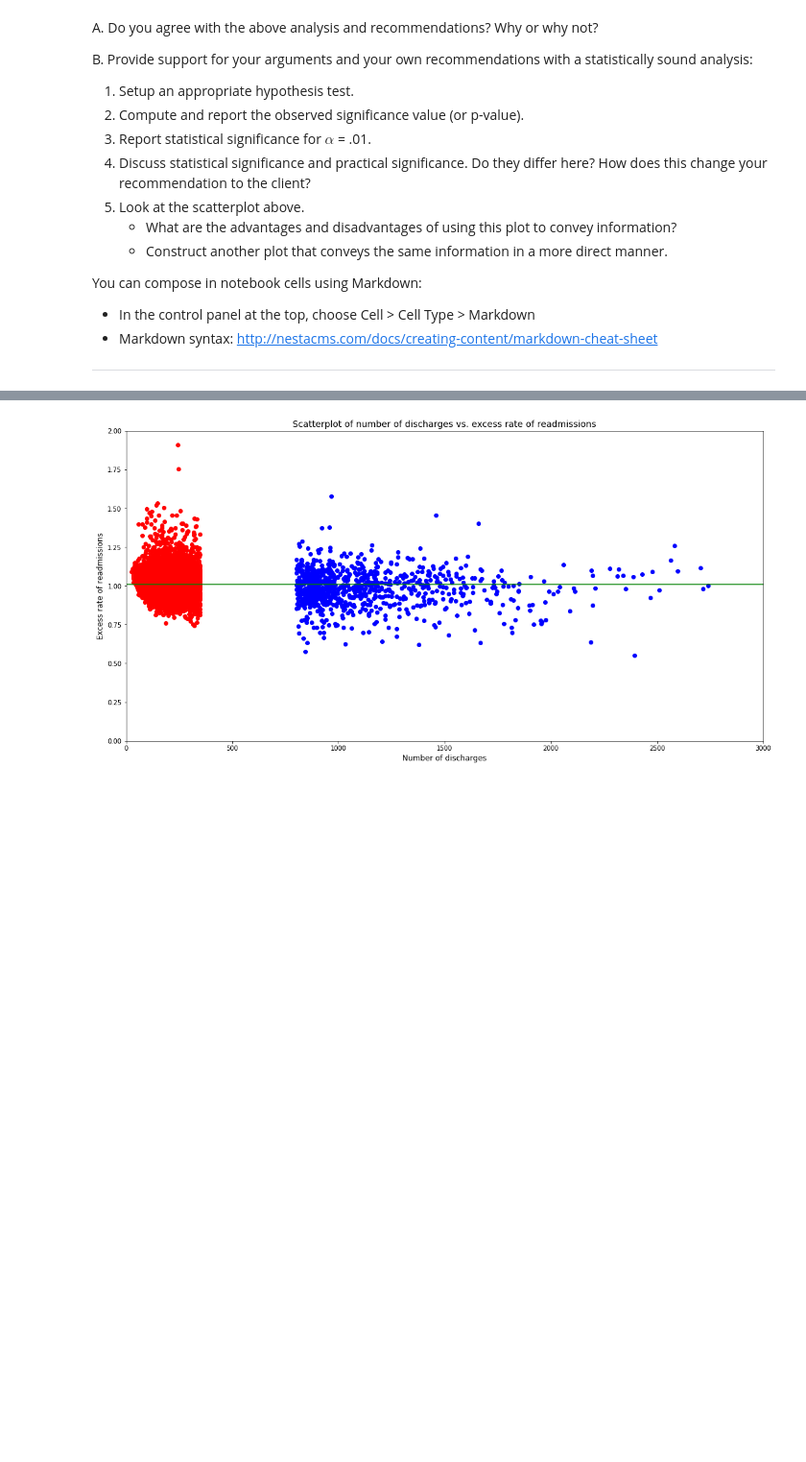
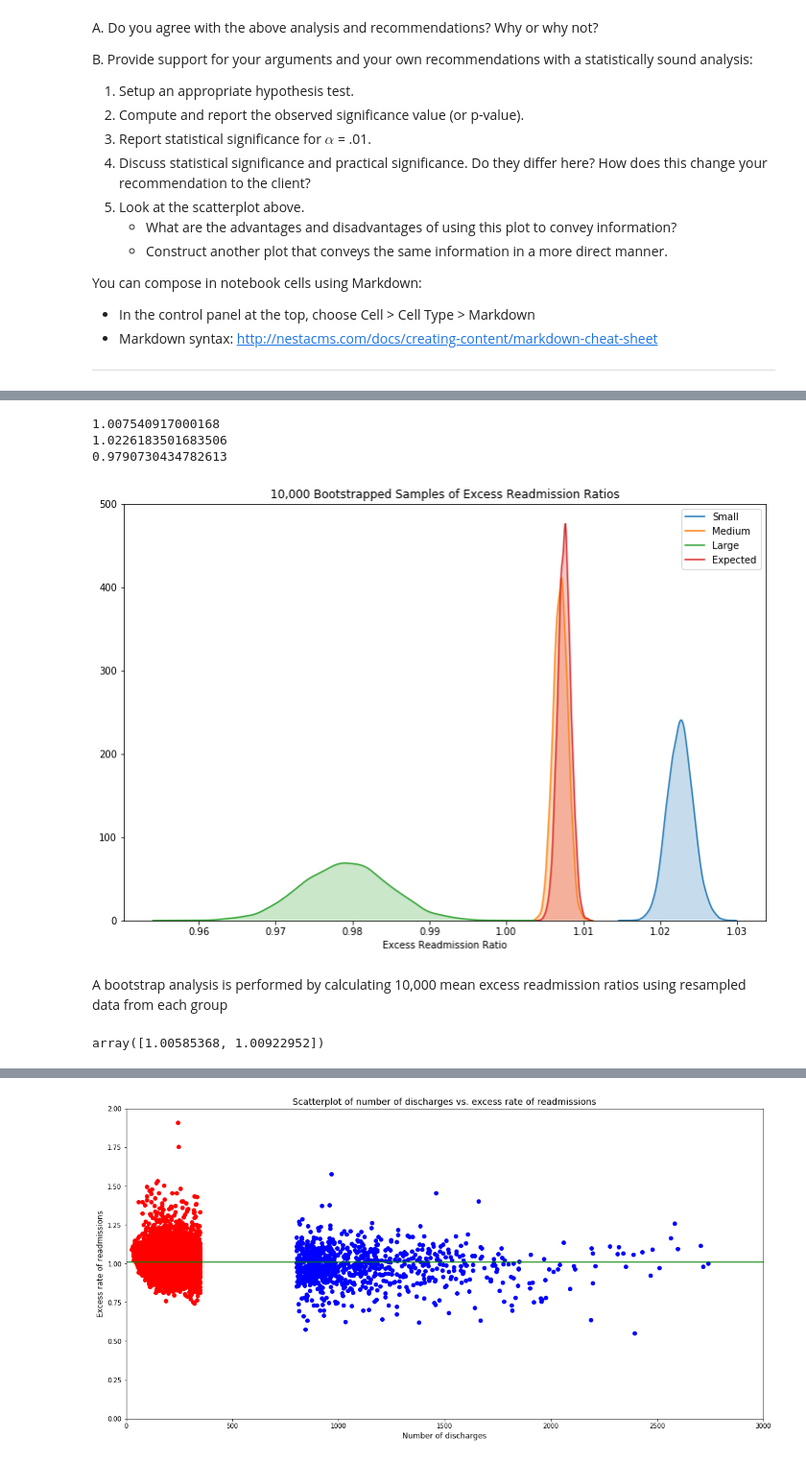
Before and after one commit to Roxanarvk/Hospital-Readmissions-Data-Analysis, a Jupyter notebook: sliderule_dsi_inferential_statistics_exercise_3.ipynb, the cells around one changed output, grey strips where cells are left out. Shown: that part at 96% size. Drawn from its saved outputs; the diff is of its cells as text; code cells hidden in the pictures; blank space fills up the shorter version.

```diff
--- a/sliderule_dsi_inferential_statistics_exercise_3.ipynb
+++ b/sliderule_dsi_inferential_statistics_exercise_3.ipynb
@@ -168,0 +182,69 @@ We conclude that there is a statistically significant correlation between large
+# %%
+# calculate the number of readmision ratios over 1.0
+high = np.sum(data['Excess Readmission Ratio'] > 1.0)
+sm_high = np.sum(small['Excess Readmission Ratio'] > 1.0)
+lrg_high = np.sum(lrg['Excess Readmission Ratio'] > 1.0)
+
+# calculate the percentage of facility with high readmissions ratios
+pct_high = high / n
+pct_sm_high = sm_high / n_sm
+pct_lrg_high = lrg_high / n_lrg
+
+# calculate the mean readmision ratio
+mean = np.mean(data['Excess Readmission Ratio'])
+mean_sm = np.mean(small['Excess Readmission Ratio'])
+mean_lrg = np.mean(lrg['Excess Readmission Ratio'])
+print (mean)
+print (mean_sm)
+print (mean_lrg)
+# %% [output]
+1.007540917000168
+1.0226183501683506
+0.9790730434782613
+# %%
+# Setup an appropriate hypothesis test
+# create bootstrap function
+def bootstrap_replicates(data, func=np.mean):
+    '''
+    A function to take a random sample with replacement
+    from the original data array and return a sample
+    test statistic.
+
+    data = array of original data
+    func = test statistic, defaults to mean
+    '''
+    bs_sample = np.random.choice(data, len(data))
+    return func(bs_sample)
+
+# create empty array for bootstrapping
+bs_replicates = np.empty(10000)
+bs_small = np.empty(10000)
+bs_large = np.empty(10000)
+bs_med = np.empty(10000)
+
+# bootstrap 100,000 replicate sample means
+for i in range(10000):
+    bs_replicates[i] = bootstrap_replicates(data=data['Excess Readmission Ratio'])
+    bs_small[i] = bootstrap_replicates(small['Excess Readmission Ratio'])
+    bs_med[i] = bootstrap_replicates(med['Excess Readmission Ratio'])
+    bs_large[i] = bootstrap_replicates(lrg['Excess Readmission Ratio'])
+# %%
+# draw a PDF of the sample means
+import seaborn as sns
+plt.figure(figsize=(12,8))
+ax3 = sns.distplot(bs_small, label='Small', hist=False, kde_kws={"shade": True})
+sns.distplot(bs_med, label='Medium', hist=False, kde_kws={"shade": True}, ax=ax3)
+sns.distplot(bs_large, label='Large', hist=False, kde_kws={"shade": True}, ax=ax3)
+sns.distplot(bs_replicates, label='Expected', hist=False, kde_kws={"shade": True}, ax=ax3)
+ax3 = plt.xlabel('Excess Readmission Ratio')
+ax3 = plt.title('10,000 Bootstrapped Samples of Excess Readmission Ratios')
+ax3 = plt.legend()
+# %% [output]
+[figure, added]
+# %% [markdown]
+A bootstrap analysis is performed by calculating 10,000 mean excess readmission ratios using resampled data from each group
+# %%
+# calculate 95% confidence interval
+np.percentile(bs_replicates, [2.5,97.5])
+# %% [output]
+array([1.00585368, 1.00922952])
```
Also changed, not shown: parts of 22 cells of this notebook.
